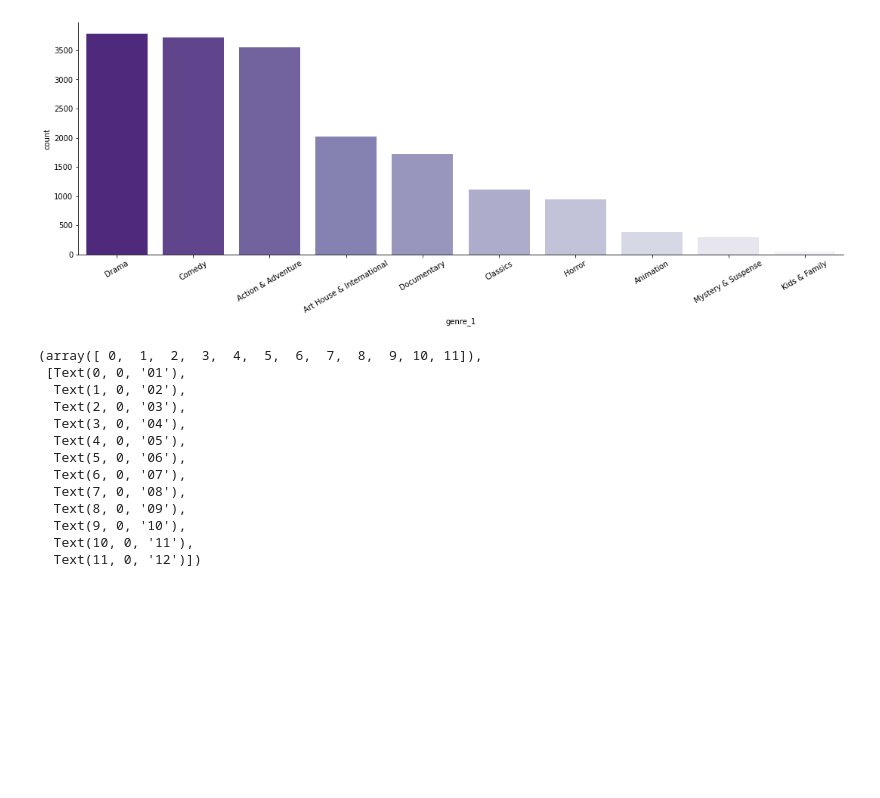
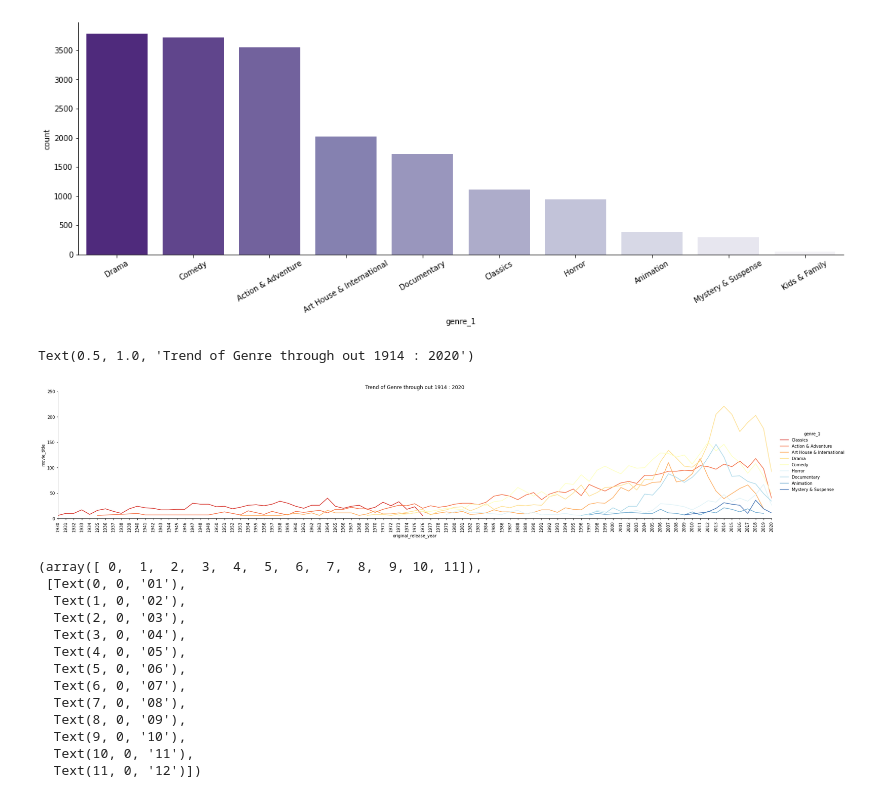
Before and after one commit to benvictoria17/DataAnalytics, a Jupyter notebook: [EDA]rotten_tomatoes.ipynb, the cells around one changed output. Saved outputs shown, nothing was run; the diff lists cells and outputs as text; code cells hidden in the pictures; blank space fills up the shorter version.

```diff
--- a/[EDA]rotten_tomatoes.ipynb
+++ b/[EDA]rotten_tomatoes.ipynb
@@ -186,6 +204,19 @@ plt.xticks(rotation=30)
   Text(8, 0, 'Mystery & Suspense'),
   Text(9, 0, 'Kids & Family')])
 [figure]
+# %%
+tmp = film.groupby(['original_release_year', 'genre_1']).agg({'movie_title':'count'}).reset_index()
+
+sns.relplot(data=tmp[~(tmp['original_release_year'] == 'nan') & (tmp['movie_title'] > 5) & (tmp[~(tmp['original_release_year'] == 'nan')]['original_release_year'].astype(int) > 5)]
+            , kind='line', x='original_release_year', y='movie_title'
+            , aspect=5, palette='RdYlBu'
+           , hue='genre_1')
+plt.xticks(rotation=90)
+plt.axis(['1930','2020',0,250])
+plt.title(f'Trend of Genre through out {a} : {b}')
+# %% [output]
+Text(0.5, 1.0, 'Trend of Genre through out 1914 : 2020')
+[figure, added]
 # %%
 tmp = film.groupby(['original_release_month', 'genre_1']).agg({'movie_title':'count'}).reset_index()
 sns.catplot(data=tmp[~((tmp['original_release_month'] == 'nan') | (tmp['original_release_month'] == '')) & (tmp['movie_title'] > 5)], kind='bar', x='original_release_month', y='movie_title'
```
Also changed, not shown: parts of 12 cells of this notebook.
